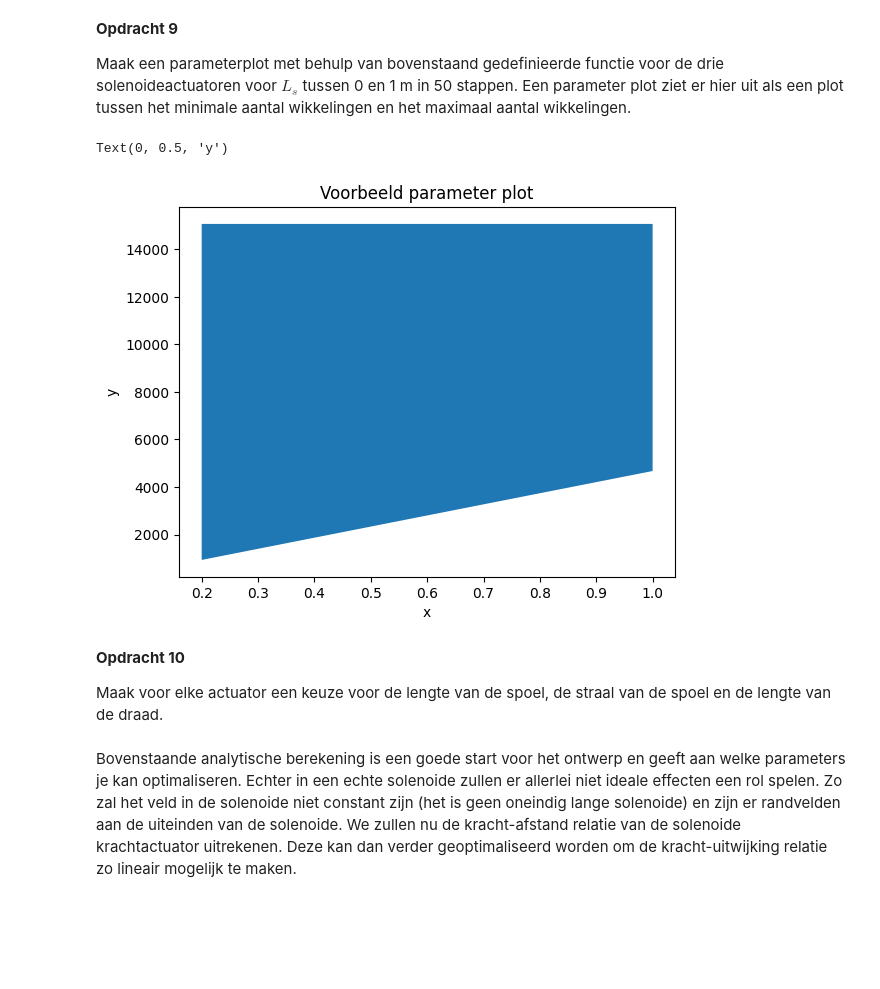
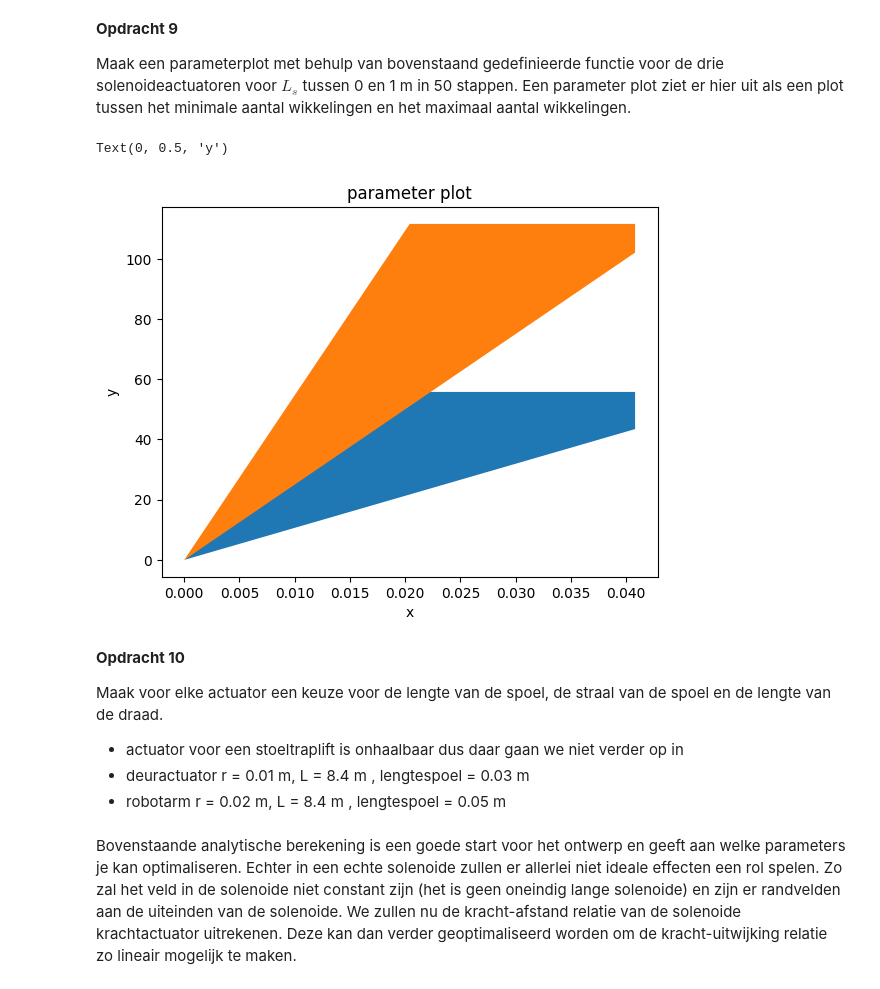
Before and after one commit to owenvanderwal/opdrachten-DEF-D, a Jupyter notebook: DigitaleOntwerpopdrachten/1CondensatorOpdracht/KrachtactuatorOpdracht.ipynb, the cells around one changed output. Drawn from its saved outputs; the diff is of its cells as text; code cells hidden in the pictures; blank space fills up the shorter version.

```diff
--- a/DigitaleOntwerpopdrachten/1CondensatorOpdracht/KrachtactuatorOpdracht.ipynb
+++ b/DigitaleOntwerpopdrachten/1CondensatorOpdracht/KrachtactuatorOpdracht.ipynb
@@ -122,12 +122,12 @@ Zet de relevante parameters in een Python script en maak een Python functie die
 Plaats in deze cel een png met jullie eventuele analytische uitwerkingen.
 # %%
 
-# soortelijke weerstand ijzer = 1.68e-8
+# soortelijke weerstand koper = 1.68e-8
 # parameters robot arm
 # kracht 29 N
 # 9 volt batterij; draad dikte 0.1 mm, A = 7.85e-9
 # ijzer
-# straal; 4 mm
+# straal; 0.02 m
 
 R = 9 / 0.5
 def draadlengte(A,Rho):
@@ -139,9 +139,10 @@ print('maximale draadlengte robotarm',round(draadlengte(7.85e-9,1.68e-8),2),'m')
 # kracht 559 N
 # autobatterij; 12 V; 1.5 mm; A = 1.767e-6
 # ijzer
-# straal; 1.36 cm
+# straal; 0.02 m
 R = 12 / 180
 print('maximale draadlengte stoeltraplift',round(draadlengte(1.767e-6,1.68e-8),2),'m')
+berekenddr = draadlengte(1.767e-6,1.68e-8)
 
 #parameters deuractuator
 # 40 N
@@ -209,40 +210,44 @@ Text(0, 0.5, 'y')
 Maak een parameterplot met behulp van bovenstaand gedefinieerde functie voor de drie solenoideactuatoren voor $L_s$ tussen 0 en 1 m in 50 stappen. Een parameter plot ziet er hier uit als een plot tussen het minimale aantal wikkelingen en het maximaal aantal wikkelingen.
 # %%
 ###
-# 40 N
-# 9 volt batterij; A = 7.85e-9
-# ijzer
-# straal; 1 cm
-x = np.linspace(0.2,1,50)
-Lberekend = draadlengte(1.767e-6,1.68e-8)
-def aantal_wikkelingen(F,Ls,rs,muo,I,rd,Lberekend1):
+# traplift gaat hem niet worden omdat de kracht gewoon simpelweg niet met de gegeven batterijen gehaald gaat worden.
+
+x = np.linspace(0.00,1,50)
+def aantal_wikkelingen(F,Ls,rs,muo,I,rd):
     # Voeg hieronder de formules voor het maximum en minimum aantal wikkelingen.
     N_min = np.sqrt(F*2*Ls**2 / (np.pi*rs**2*muo*I**2))
     N_max_1 = Ls / (2*rd)
-    N_max_2 = Lberekend1 / (2*np.pi*rs)
-    N_max = np.maximum(N_max_1,N_max_2)
+    N_max_2 = berekenddr / (2*np.pi*rs)
+    N_max = np.minimum(N_max_1,N_max_2)
 
     impossible = N_min > N_max
     N_min_plot = N_min.copy()
     N_max_plot = N_max.copy()
     N_min_plot[impossible] = np.nan
     N_max_plot[impossible] = np.nan
     return N_min_plot, N_max_plot
 
-Nmin, Nmax = aantal_wikkelingen(559,x,0.02,4*np.pi*1e-7,180,1.5e-3,Lberekend)
+Nmin, Nmax = aantal_wikkelingen(29,x,0.02,4*np.pi*1e-7,180,5e-5)
+Nmin1,Nmax1 = aantal_wikkelingen(40,x,0.01,4*np.pi*1e-7,180,5e-5)
 plt.fill_between(x,Nmin,Nmax) # De ruimte tussen de eisen vullen
-plt.title("Voorbeeld parameter plot")
+plt.title("parameter plot")
 plt.xlabel("x")
 plt.ylabel("y")
-
+plt.fill_between(x,Nmin1,Nmax1) # De ruimte tussen de eisen vullen
+plt.title("parameter plot")
+plt.xlabel("x")
+plt.ylabel("y")
 ###
 # %% [output]
 Text(0, 0.5, 'y')
-[figure, old version]
+[figure, new version]
 # %% [markdown]
 **Opdracht 10**
 
 Maak voor elke actuator een keuze voor de lengte van de spoel, de straal van de spoel en de lengte van de draad.
+- actuator voor een stoeltraplift is onhaalbaar dus daar gaan we niet verder op in
+- deuractuator r = 0.01 m, L = 8.4 m , lengtespoel = 0.03 m
+- robotarm r = 0.02 m, L = 8.4 m , lengtespoel = 0.05 m
 # %% [markdown]
 Bovenstaande analytische berekening is een goede start voor het ontwerp en geeft aan welke parameters je kan optimaliseren. Echter in een echte solenoide zullen er allerlei niet ideale effecten een rol spelen. Zo zal het veld in de solenoide niet constant zijn (het is geen oneindig lange solenoide) en zijn er randvelden aan de uiteinden van de solenoide. We zullen nu de kracht-afstand relatie van de solenoide krachtactuator uitrekenen. Deze kan dan verder geoptimaliseerd worden om de kracht-uitwijking relatie zo lineair mogelijk te maken.
 # %% [markdown]
```
